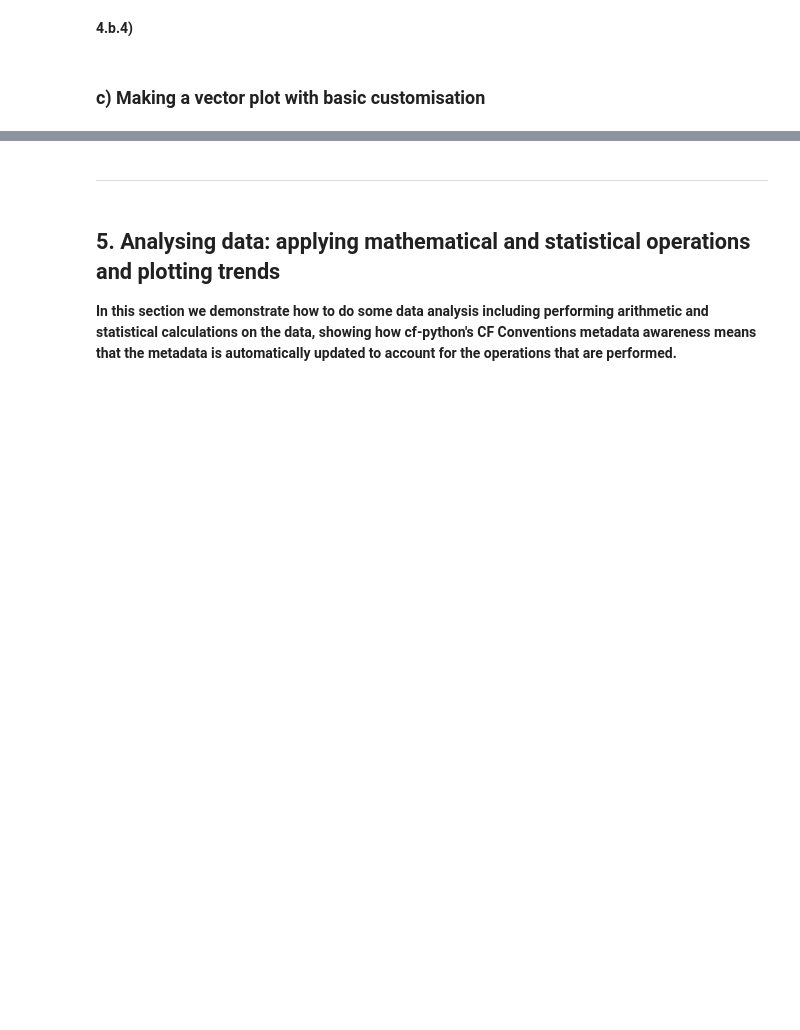
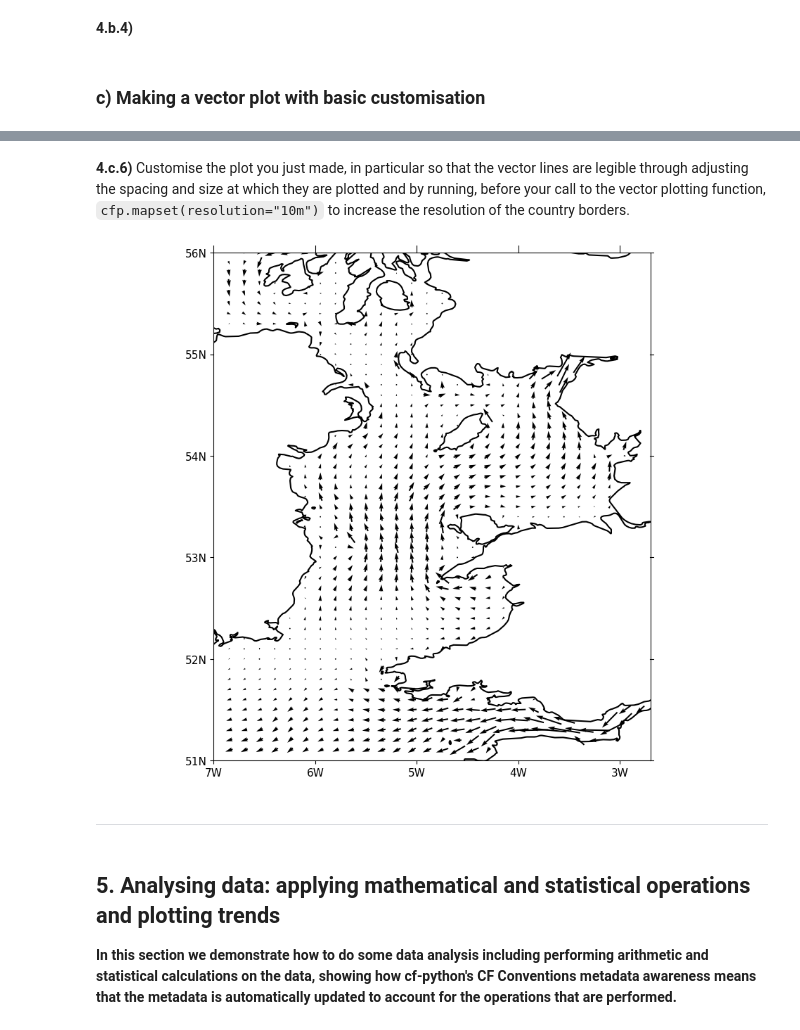
Before and after one commit to NCAS-CMS/cf-tools-training, a Jupyter notebook: new_course/practical_for_intro_to_ncas_cf_data_tools.ipynb, the cells around one changed output, grey strips where cells are left out. Saved outputs shown, nothing was run; the diff lists cells and outputs as text; code cells hidden in the pictures; blank space fills up the shorter version.

```diff
--- a/new_course/practical_for_intro_to_ncas_cf_data_tools.ipynb
+++ b/new_course/practical_for_intro_to_ncas_cf_data_tools.ipynb
@@ -461,3 +531,10 @@ precip_1D_yearly.nc                        wapAMIPlcd_DJF.nc
+# %% [markdown]
+**4.c.6)** Customise the plot you just made, in particular so that the vector lines are legible through adjusting the spacing and size at which they are plotted and by running, before your call to the vector plotting function, `cfp.mapset(resolution="10m")` to increase the resolution of the country borders.
+# %%
+cfp.mapset(resolution="10m")
+cfp.vect(u=eastward_component_field_last_time, v=northward_component_field_last_time, scale=3, stride=6)
+# %% [output]
+[figure, added]
 # %% [markdown]
 ***
 # %% [markdown]
```
Also changed, not shown: parts of 26 cells of this notebook.
